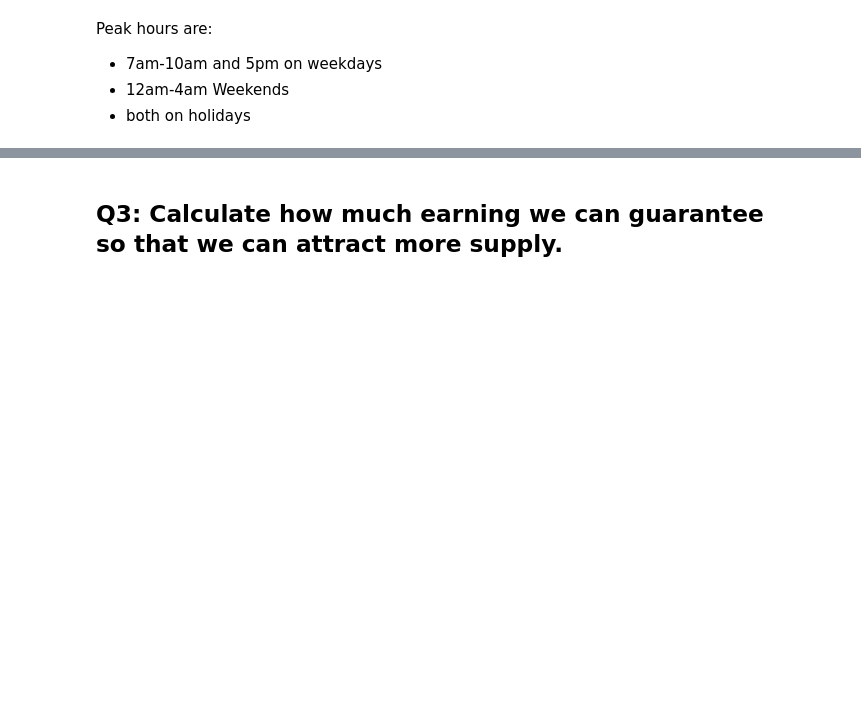
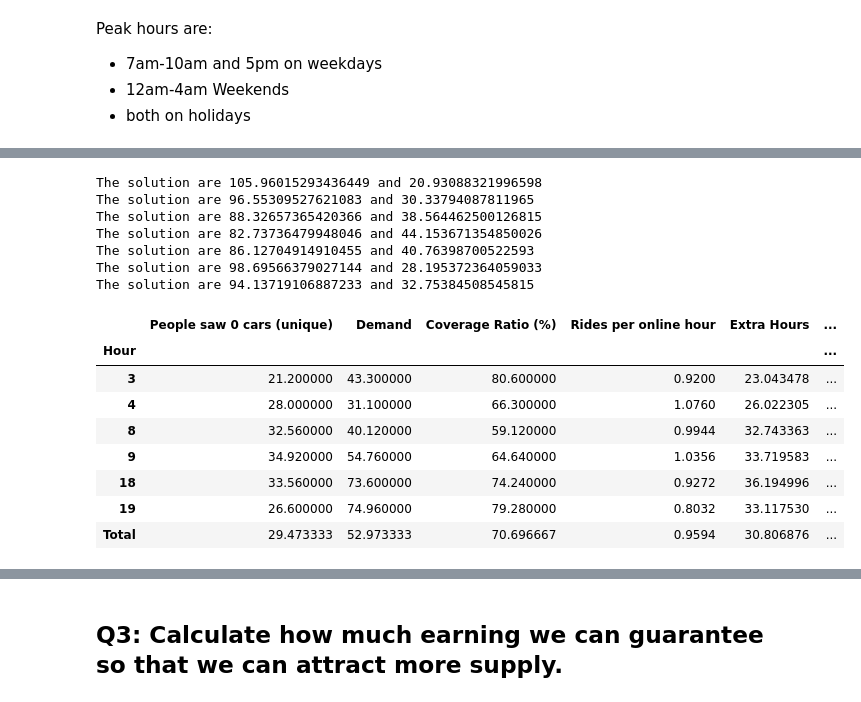
Before and after one commit to jlousada315/bolt-test, a Jupyter notebook: bolt-jl.ipynb, the cells around one changed output, grey strips where cells are left out. Drawn from its saved outputs; the diff is of its cells as text; code cells hidden in the pictures; blank space fills up the shorter version.

```diff
--- a/bolt-jl.ipynb
+++ b/bolt-jl.ipynb
@@ -327,0 +276,7 @@ plt.show()
+# %%
+sd_peak = sd[sd['is_peak'] ==True]
+
+q2 = sd_peak.groupby('Hour').mean()[['People saw 0 cars (unique)', 'Demand', 'Coverage Ratio (%)', 'Rides per online hour']]
+q2['Extra Hours'] = sd_peak.groupby('Hour').mean()['People saw 0 cars (unique)'] / sd_peak.groupby('Hour').mean()['Rides per online hour']
+q2.loc['Total'] = q2.iloc[:, :].mean()
+q2
@@ -377,0 +349,13 @@ In order to have on average 60 Free Drivers available and hence a coverage ratio
+# %%
+def quadratic_solver(a,b,c):
+    # calculate the discriminant
+    d = (b**2) - (4*a*c)
+
+    # find two solutions
+    sol1 = (-b-np.sqrt(d))/(2*a)
+    sol2 = (-b+np.sqrt(d))/(2*a)
+    print('The solution are {0} and {1}'.format(sol1,sol2))
+    if sol1 >= 0:
+        return sol1
+    else:
+        return sol2
@@ -377,0 +373,21 @@ In order to have on average 60 Free Drivers available and hence a coverage ratio
+# %%
+q2['Extra Hours - V2'] = q2.apply(lambda x: quadratic_solver(fit["polynomial"][0],fit["polynomial"][1], -x['People saw 0 cars (unique)']), axis=1)
+q2.loc['Total'] = q2.iloc[:, :].mean()
+q2
+# %% [output]
+The solution are 105.96015293436449 and 20.93088321996598
+The solution are 96.55309527621083 and 30.33794087811965
+The solution are 88.32657365420366 and 38.564462500126815
+The solution are 82.73736479948046 and 44.153671354850026
+The solution are 86.12704914910455 and 40.76398700522593
+The solution are 98.69566379027144 and 28.195372364059033
+The solution are 94.13719106887233 and 32.75384508545815
+|  | People saw 0 cars (unique) | Demand | Coverage Ratio (%) | Rides per online hour | Extra Hours | ... |
+| Hour |  |  |  |  |  | ... |
+| 3 | 21.200000 | 43.300000 | 80.600000 | 0.9200 | 23.043478 | ... |
+| 4 | 28.000000 | 31.100000 | 66.300000 | 1.0760 | 26.022305 | ... |
+| 8 | 32.560000 | 40.120000 | 59.120000 | 0.9944 | 32.743363 | ... |
+| 9 | 34.920000 | 54.760000 | 64.640000 | 1.0356 | 33.719583 | ... |
+| 18 | 33.560000 | 73.600000 | 74.240000 | 0.9272 | 36.194996 | ... |
+| 19 | 26.600000 | 74.960000 | 79.280000 | 0.8032 | 33.117530 | ... |
+| Total | 29.473333 | 52.973333 | 70.696667 | 0.9594 | 30.806876 | ... |
```
Also changed, not shown: parts of 30 cells of this notebook, 1 other file.
